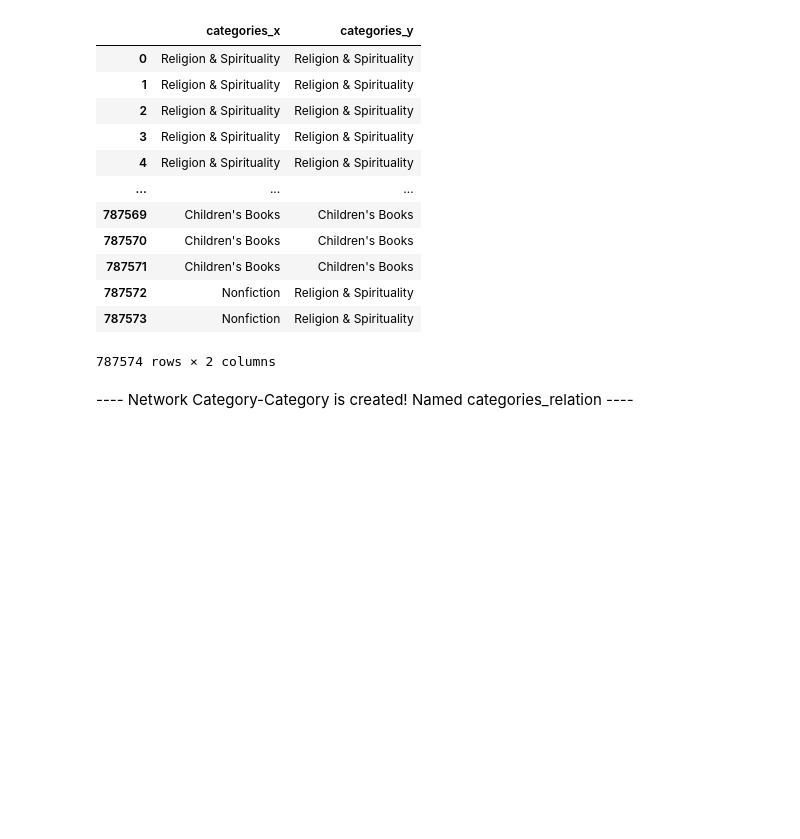
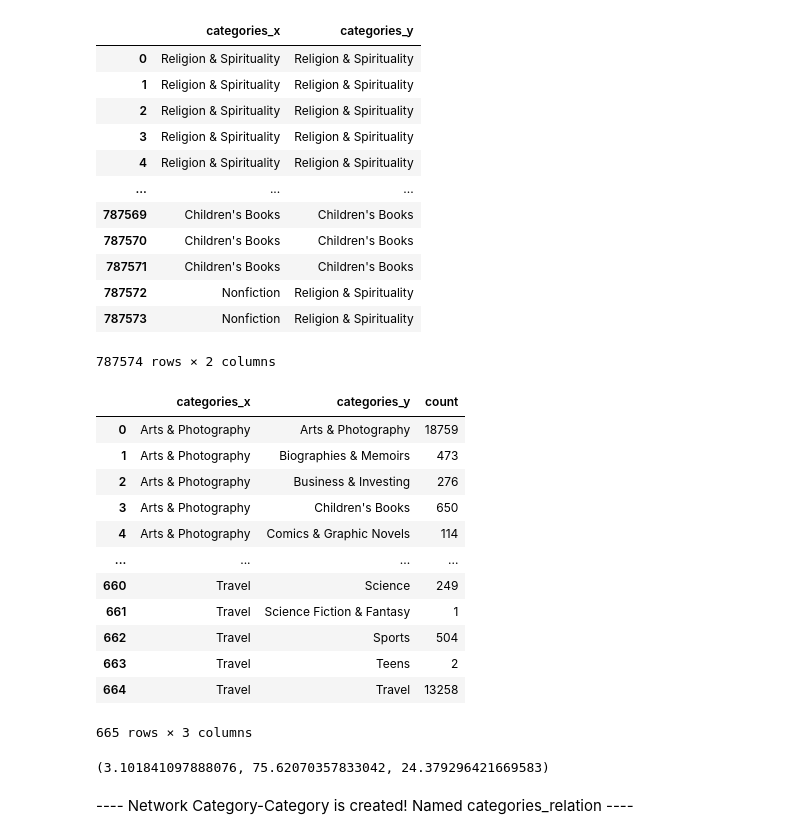
Before and after one commit to DEISI-ULHT-TFC-2023-24/TFC-DEISI88-CoBuyPatterns, a Jupyter notebook: TFC - revision.ipynb, the cells around one changed output. Drawn from its saved outputs; the diff is of its cells as text; code cells hidden in the pictures; blank space fills up the shorter version.

```diff
--- a/TFC - revision.ipynb
+++ b/TFC - revision.ipynb
@@ -407,6 +407,42 @@ merged_dataframe[['categories_x', 'categories_y']]
 # %%
 #categories_relation represents all existing relations between genres
 categories_relation = merged_dataframe[['categories_x', 'categories_y']].groupby(['categories_x', 'categories_y']).size().reset_index(name='count')
+categories_relation
+# %% [output]
+|  | categories_x | categories_y | count |
+| 0 | Arts & Photography | Arts & Photography | 18759 |
+| 1 | Arts & Photography | Biographies & Memoirs | 473 |
+| 2 | Arts & Photography | Business & Investing | 276 |
+| 3 | Arts & Photography | Children's Books | 650 |
+| 4 | Arts & Photography | Comics & Graphic Novels | 114 |
+| ... | ... | ... | ... |
+| 660 | Travel | Science | 249 |
+| 661 | Travel | Science Fiction & Fantasy | 1 |
+| 662 | Travel | Sports | 504 |
+| 663 | Travel | Teens | 2 |
+| 664 | Travel | Travel | 13258 |
+665 rows × 3 columns
+# %%
+same_genre = merged_dataframe[merged_dataframe['categories_x'] == merged_dataframe['categories_y']]
+
+different_genre = merged_dataframe[merged_dataframe['categories_x'] != merged_dataframe['categories_y']]
+
+# Calculo a media
+total_rows = len(merged_dataframe)
+same_genre_count = len(same_genre)
+different_genre_count = len(different_genre)
+
+# Percentagens
+same_genre_mean = same_genre_count / total_rows * 100
+different_genre_mean = different_genre_count / total_rows * 100
+
+relative_frequency = same_genre_mean / different_genre_mean if different_genre_mean != 0 else float('inf')
+
+
+relative_frequency, same_genre_mean, different_genre_mean
+#frequencia é maior que 1 -> os livros do mesmo conjunto sao comprados em maior frequencia do que os livros de generos diferentes
+# %% [output]
+(3.101841097888076, 75.62070357833042, 24.379296421669583)
 # %% [markdown]
 ---- Network Category-Category is created! Named categories_relation ----
 # %%
```
Also changed, not shown: parts of 15 cells of this notebook.
